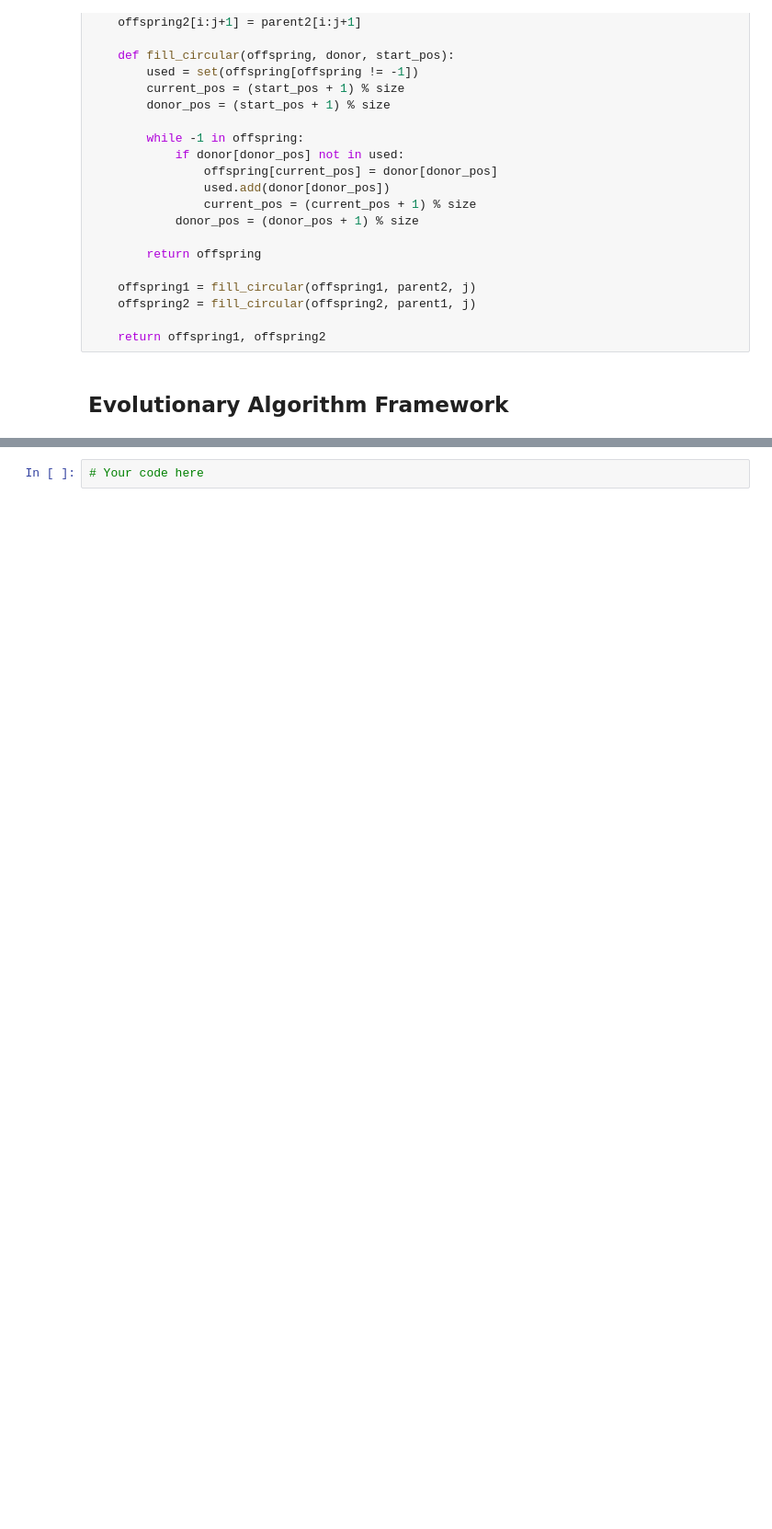
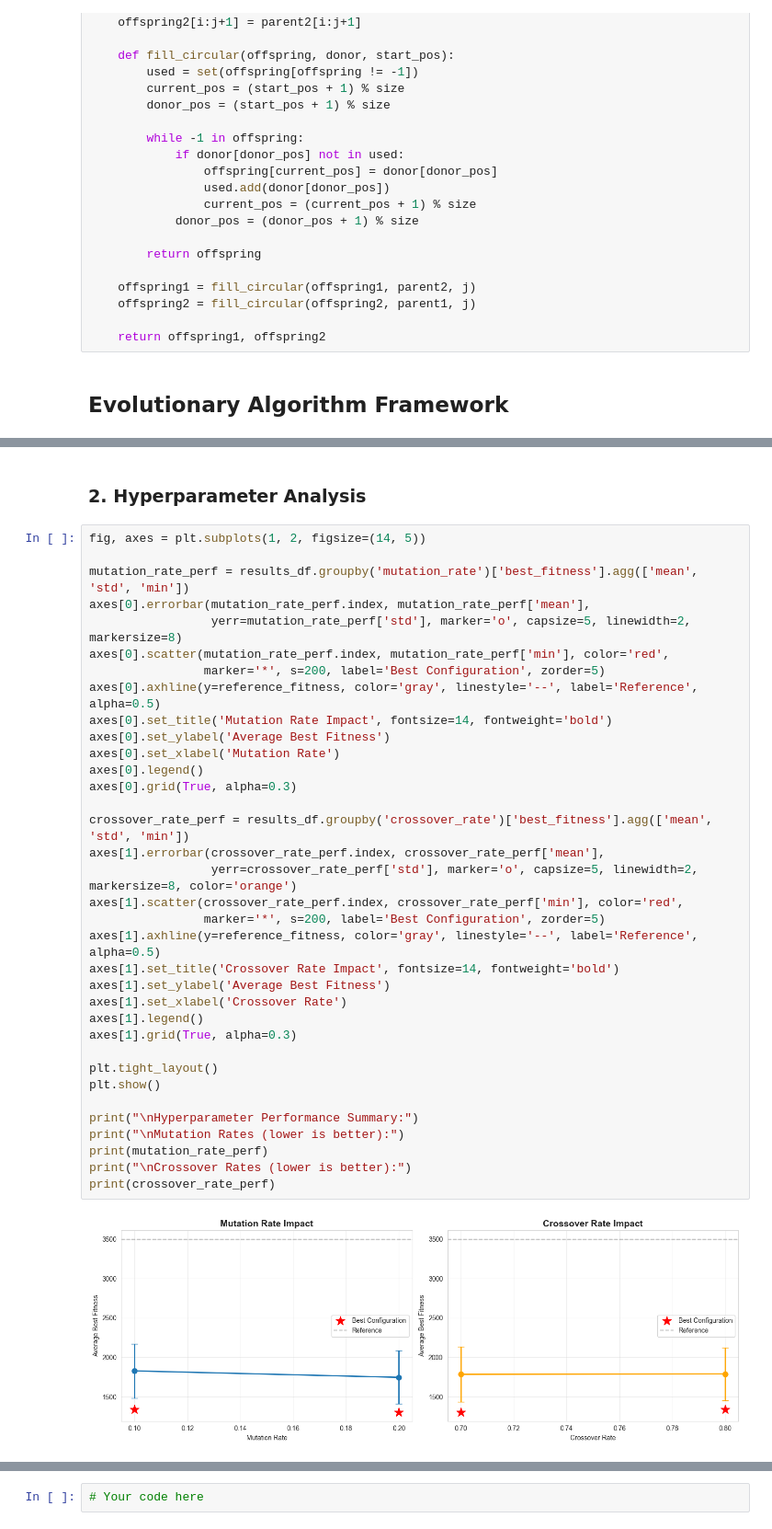
Before and after one commit to SimonLuttmann/odm_group11, a Jupyter notebook: sheet4/evolutionary_algorithms.ipynb, the cells around one changed output, grey strips where cells are left out. Shown: that part at 92% size. Cells and saved outputs as stored; diff of their text form; blank space fills up the shorter version.

```diff
--- a/sheet4/evolutionary_algorithms.ipynb
+++ b/sheet4/evolutionary_algorithms.ipynb
@@ -552,0 +703,39 @@ print(f"Improvement: {reference_fitness - best_fitness_cx:.4f}")
+# %% [markdown]
+### 2. Hyperparameter Analysis
+# %%
+fig, axes = plt.subplots(1, 2, figsize=(14, 5))
+
+mutation_rate_perf = results_df.groupby('mutation_rate')['best_fitness'].agg(['mean', 'std', 'min'])
+axes[0].errorbar(mutation_rate_perf.index, mutation_rate_perf['mean'],
+                 yerr=mutation_rate_perf['std'], marker='o', capsize=5, linewidth=2, markersize=8)
+axes[0].scatter(mutation_rate_perf.index, mutation_rate_perf['min'], color='red',
+                marker='*', s=200, label='Best Configuration', zorder=5)
+axes[0].axhline(y=reference_fitness, color='gray', linestyle='--', label='Reference', alpha=0.5)
+axes[0].set_title('Mutation Rate Impact', fontsize=14, fontweight='bold')
+axes[0].set_ylabel('Average Best Fitness')
+axes[0].set_xlabel('Mutation Rate')
+axes[0].legend()
+axes[0].grid(True, alpha=0.3)
+
+crossover_rate_perf = results_df.groupby('crossover_rate')['best_fitness'].agg(['mean', 'std', 'min'])
+axes[1].errorbar(crossover_rate_perf.index, crossover_rate_perf['mean'],
+                 yerr=crossover_rate_perf['std'], marker='o', capsize=5, linewidth=2, markersize=8, color='orange')
+axes[1].scatter(crossover_rate_perf.index, crossover_rate_perf['min'], color='red',
+                marker='*', s=200, label='Best Configuration', zorder=5)
+axes[1].axhline(y=reference_fitness, color='gray', linestyle='--', label='Reference', alpha=0.5)
+axes[1].set_title('Crossover Rate Impact', fontsize=14, fontweight='bold')
+axes[1].set_ylabel('Average Best Fitness')
+axes[1].set_xlabel('Crossover Rate')
+axes[1].legend()
+axes[1].grid(True, alpha=0.3)
+
+plt.tight_layout()
+plt.show()
+
+print("\nHyperparameter Performance Summary:")
+print("\nMutation Rates (lower is better):")
+print(mutation_rate_perf)
+print("\nCrossover Rates (lower is better):")
+print(crossover_rate_perf)
+# %% [output]
+[figure, added]
```
Also changed, not shown: parts of 40 cells of this notebook, 9 other files.
